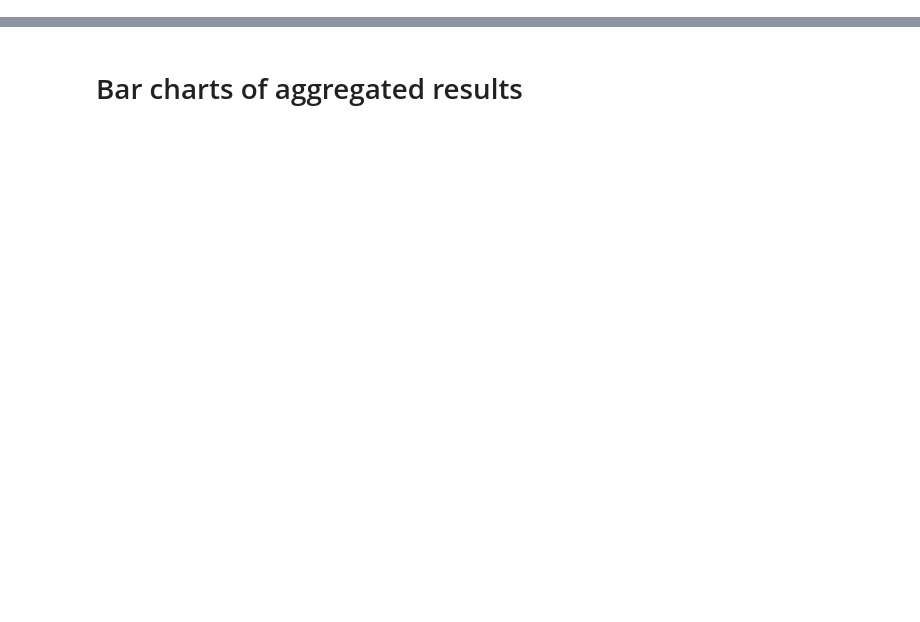
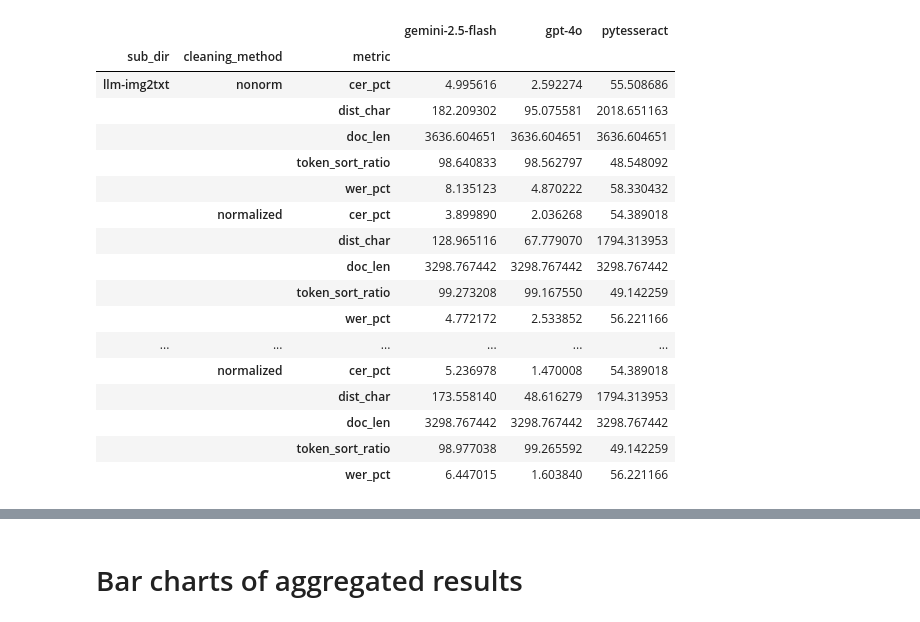
Before and after one commit to GC-20C-Text-Lab/ocr-benchmarking, a Jupyter notebook: src/workflow/text_visualizations.ipynb, the cells around one changed output, grey strips where cells are left out. Saved outputs shown, nothing was run; the diff lists cells and outputs as text; code cells hidden in the pictures; blank space fills up the shorter version.

```diff
--- a/src/workflow/text_visualizations.ipynb
+++ b/src/workflow/text_visualizations.ipynb
@@ -39,0 +175,23 @@ results_individual = results.drop(results_aggregate.index, axis="index")
+# %%
+llm_txt_results_grouped = llm_txt_results[~txt_all_docs].drop(columns=['doc', 'time_str']).groupby(['sub_dir', 'cleaning_method', 'metric'])
+llm_txt_results_grouped_mean = llm_txt_results_grouped.mean()
+llm_txt_results_grouped_mean
+# %% [output]
+|  |  |  | gemini-2.5-flash | gpt-4o | pytesseract |
+| sub_dir | cleaning_method | metric |  |  |  |
+| llm-img2txt | nonorm | cer_pct | 4.995616 | 2.592274 | 55.508686 |
+|  |  | dist_char | 182.209302 | 95.075581 | 2018.651163 |
+|  |  | doc_len | 3636.604651 | 3636.604651 | 3636.604651 |
+|  |  | token_sort_ratio | 98.640833 | 98.562797 | 48.548092 |
+|  |  | wer_pct | 8.135123 | 4.870222 | 58.330432 |
+|  | normalized | cer_pct | 3.899890 | 2.036268 | 54.389018 |
+|  |  | dist_char | 128.965116 | 67.779070 | 1794.313953 |
+|  |  | doc_len | 3298.767442 | 3298.767442 | 3298.767442 |
+|  |  | token_sort_ratio | 99.273208 | 99.167550 | 49.142259 |
+|  |  | wer_pct | 4.772172 | 2.533852 | 56.221166 |
+| ... | ... | ... | ... | ... | ... |
+|  | normalized | cer_pct | 5.236978 | 1.470008 | 54.389018 |
+|  |  | dist_char | 173.558140 | 48.616279 | 1794.313953 |
+|  |  | doc_len | 3298.767442 | 3298.767442 | 3298.767442 |
+|  |  | token_sort_ratio | 98.977038 | 99.265592 | 49.142259 |
+|  |  | wer_pct | 6.447015 | 1.603840 | 56.221166 |
```
Also changed, not shown: parts of 19 cells of this notebook.
